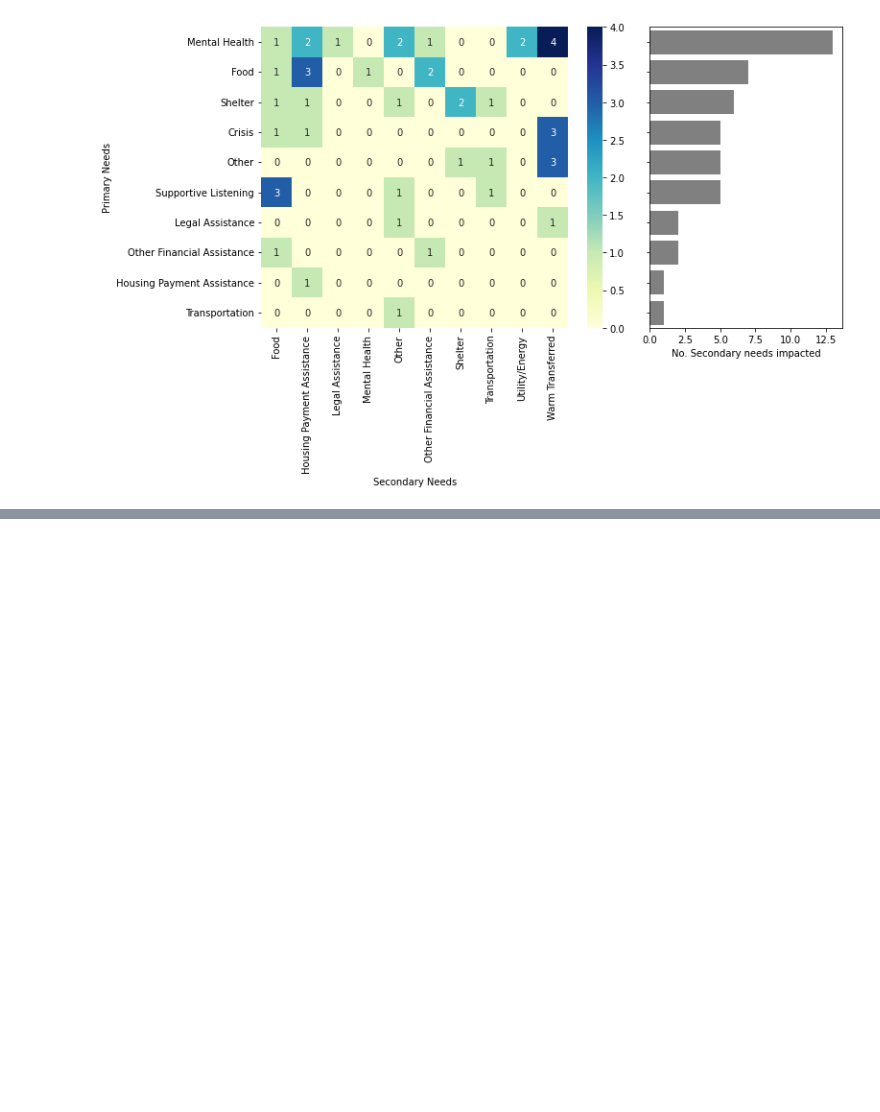
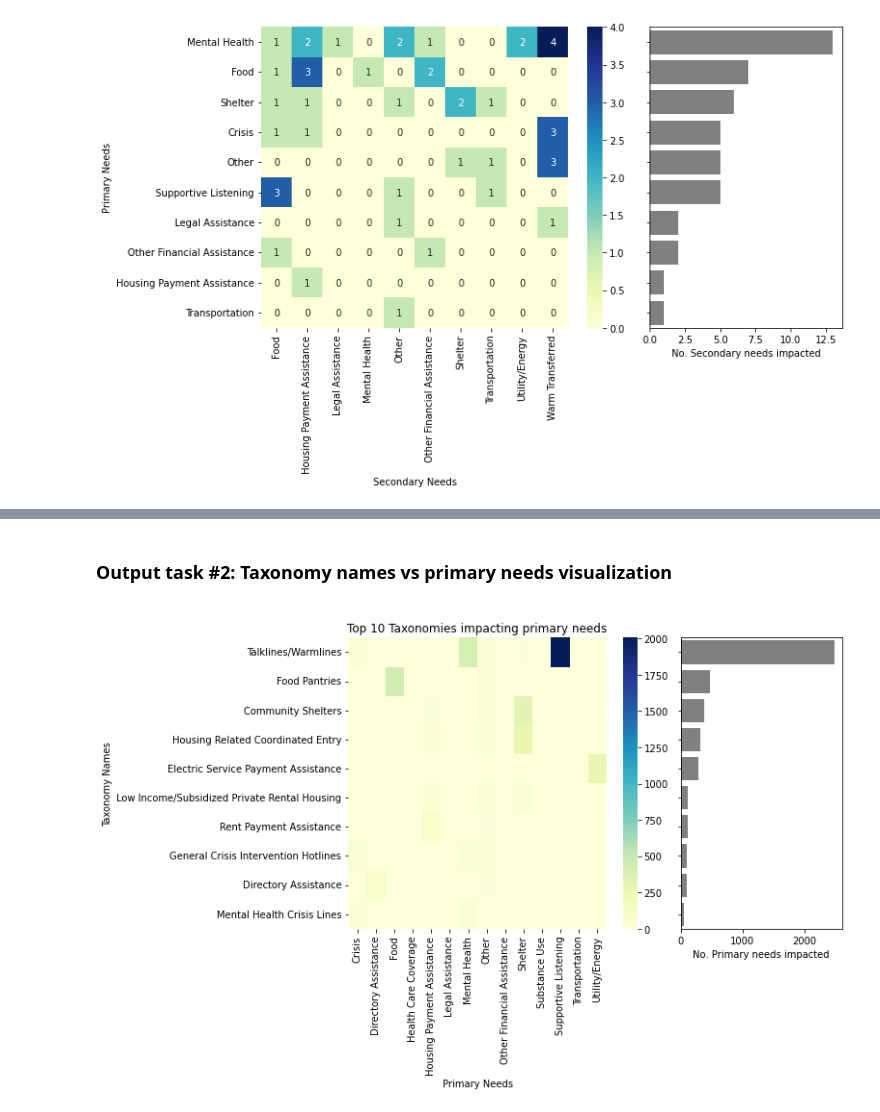
Before and after one commit to datakind/uwwi-datadive-dec-22, a Jupyter notebook: UWWi - Primary_Secondary_Needs_EDA_&_Viz.ipynb, the cells around one changed output, grey strips where cells are left out. Saved outputs shown, nothing was run; the diff lists cells and outputs as text; code cells hidden in the pictures; blank space fills up the shorter version.

```diff
--- a/UWWi - Primary_Secondary_Needs_EDA_&_Viz.ipynb
+++ b/UWWi - Primary_Secondary_Needs_EDA_&_Viz.ipynb
@@ -115,0 +131,8 @@ fig.tight_layout()
+# %%
+cols = ['InteractionOption_SwfPrimaryNeeds',
+        'InteractionReferral_ReferralsModule']
+# %%
+#Select only columns of interest for efficiency
+taxonomy = (pd.concat([inter20[cols], inter21[cols], inter22[cols]])
+        .dropna()
+        )
@@ -115,0 +164,7 @@ fig.tight_layout()
+# %%
+#We thought it would be good to sort taxonomy names based on the total number of primary needs it is associated with
+#Create a score column named 'impact_on_primary' to use as sorting criteria
+taxonomy = (taxonomy
+            .assign(impact_on_primary=taxonomy.sum(axis=1))
+            .sort_values(by='impact_on_primary', ascending=False)
+            )
@@ -115,0 +192,3 @@ fig.tight_layout()
+# %%
+#Select top 10 taxonomy names only. Displaying all makes the heatmap not informative.
+taxonomy = taxonomy.head(10)
@@ -115,0 +210,28 @@ fig.tight_layout()
+# %% [markdown]
+### Output task #2: Taxonomy names vs primary needs visualization
+<a id='taxonomy_vs_primary'></a>
+# %%
+fig, axes = plt.subplots(1,2, figsize=(11, 7), gridspec_kw={'width_ratios': [2, 1]})
+
+heatmap_taxonomy = sns.heatmap(taxonomy.drop('impact_on_primary', axis=1),
+               #annot=True,
+               cmap="YlGnBu",
+               ax=axes[0]
+               )
+_ = heatmap_taxonomy.set(ylabel='Taxonomy Names')
+_ = heatmap_taxonomy.set(xlabel='Primary Needs')
+_ = heatmap_taxonomy.set(title='Top 10 Taxonomies impacting primary needs')
+
+bar_taxonomy = sns.barplot(x=taxonomy.impact_on_primary,
+            y=taxonomy.index,
+            color='gray',
+            ax=axes[1]
+            )
+
+_ = bar_taxonomy.set(yticklabels=[])
+_ = bar_taxonomy.set(ylabel=None)
+_ = bar_taxonomy.set(xlabel='No. Primary needs impacted')
+
+fig.tight_layout()
+# %% [output]
+[figure, added]
```
Also changed, not shown: parts of 16 cells of this notebook.
